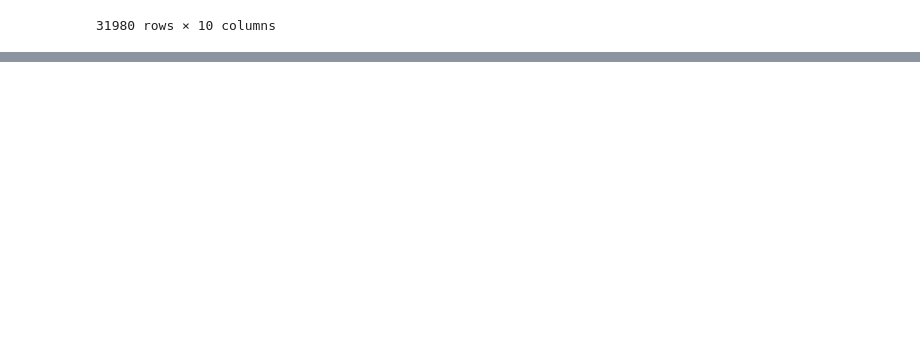
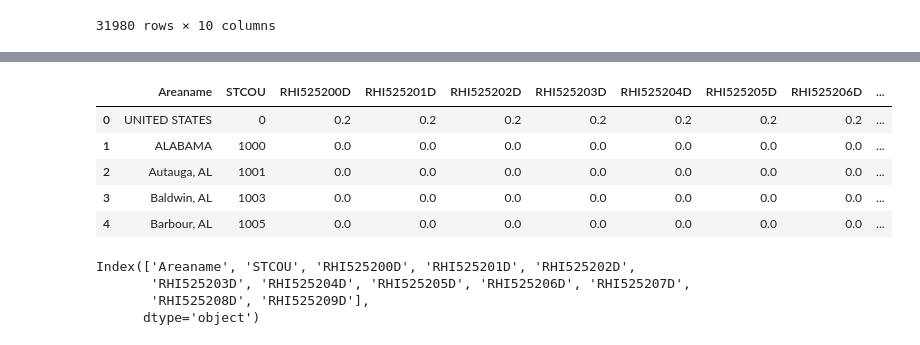
Before and after one commit to ncsa/CPRHD_WNV_GI, a Jupyter notebook: WNV-SocioEconomicFeatures-Vinu.ipynb, the cells around one changed output, grey strips where cells are left out. Cells and saved outputs as stored; diff of their text form; code cells hidden in the pictures; blank space fills up the shorter version.

```diff
--- a/WNV-SocioEconomicFeatures-Vinu.ipynb
+++ b/WNV-SocioEconomicFeatures-Vinu.ipynb
@@ -1960,0 +2225,5 @@ df5
+# %%
+ra2 = pd.read_excel("RHI/RHI02.xls", "Sheet2")
+print(ra2.shape, "\n")
+print(list(ra2.columns))
+ra2.head(2)
@@ -1960,0 +2238,41 @@ df5
+# %%
+##Column descriptions: File 2, Sheet 2
+
+#### Areaname: County name
+#### STCOU: GEOID
+#### RHI525200D: Resident population: Native Hawaiian and Other Pacific Islander alone, percent (July 1 - estimate) 2000
+#### RHI525201D: Resident population: Native Hawaiian and Other Pacific Islander alone, percent (July 1 - estimate) 2001
+#### RHI525202D: Resident population: Native Hawaiian and Other Pacific Islander alone, percent (July 1 - estimate) 2002
+#### RHI525203D: Resident population: Native Hawaiian and Other Pacific Islander alone, percent (July 1 - estimate) 2003
+#### RHI525204D: Resident population: Native Hawaiian and Other Pacific Islander alone, percent (July 1 - estimate) 2004
+#### RHI525205D: Resident population: Native Hawaiian and Other Pacific Islander alone, percent (July 1 - estimate) 2005
+#### RHI525206D: Resident population: Native Hawaiian and Other Pacific Islander alone, percent (July 1 - estimate) 2006
+#### RHI525207D: Resident population: Native Hawaiian and Other Pacific Islander alone, percent (July 1 - estimate) 2007
+#### RHI525208D: Resident population: Native Hawaiian and Other Pacific Islander alone, percent (July 1 - estimate) 2008
+#### RHI525209D: Resident population: Native Hawaiian and Other Pacific Islander alone, percent (July 1 - estimate) 2009
+
+#Columns to drop in sheet 1
+racols_drop_2 = ['RHI525200F', 'RHI525200N1', 'RHI525200N2', 'RHI525201F',
+                 'RHI525201N1', 'RHI525201N2', 'RHI525202F','RHI525202N1',
+                 'RHI525202N2', 'RHI525203F', 'RHI525203N1', 'RHI525203N2', 'RHI525204F',
+                 'RHI525204N1', 'RHI525204N2', 'RHI525205F', 'RHI525205N1',
+                 'RHI525205N2', 'RHI525206F', 'RHI525206N1', 'RHI525206N2', 'RHI525207F',
+                 'RHI525207N1', 'RHI525207N2', 'RHI525208F', 'RHI525208N1',
+                 'RHI525208N2', 'RHI525209F', 'RHI525209N1', 'RHI525209N2']
+
+ra2 = ra2.drop(columns = racols_drop_2, axis = 1)
+ra2.head(5)
+# %% [output]
+|  | Areaname | STCOU | RHI525200D | RHI525201D | RHI525202D | RHI525203D | RHI525204D | RHI525205D | RHI525206D | ... |
+| 0 | UNITED STATES | 0 | 0.2 | 0.2 | 0.2 | 0.2 | 0.2 | 0.2 | 0.2 | ... |
+| 1 | ALABAMA | 1000 | 0.0 | 0.0 | 0.0 | 0.0 | 0.0 | 0.0 | 0.0 | ... |
+| 2 | Autauga, AL | 1001 | 0.0 | 0.0 | 0.0 | 0.0 | 0.0 | 0.0 | 0.0 | ... |
+| 3 | Baldwin, AL | 1003 | 0.0 | 0.0 | 0.0 | 0.0 | 0.0 | 0.0 | 0.0 | ... |
+| 4 | Barbour, AL | 1005 | 0.0 | 0.0 | 0.0 | 0.0 | 0.0 | 0.0 | 0.0 | ... |
+# %%
+ra2.columns
+# %% [output]
+Index(['Areaname', 'STCOU', 'RHI525200D', 'RHI525201D', 'RHI525202D',
+       'RHI525203D', 'RHI525204D', 'RHI525205D', 'RHI525206D', 'RHI525207D',
+       'RHI525208D', 'RHI525209D'],
+      dtype='object')
```
Also changed, not shown: parts of 63 cells of this notebook.
